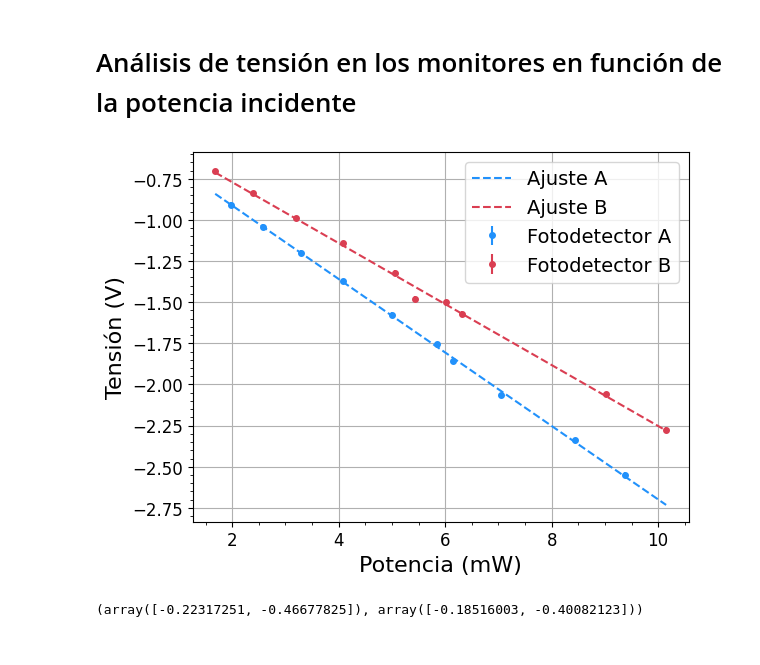
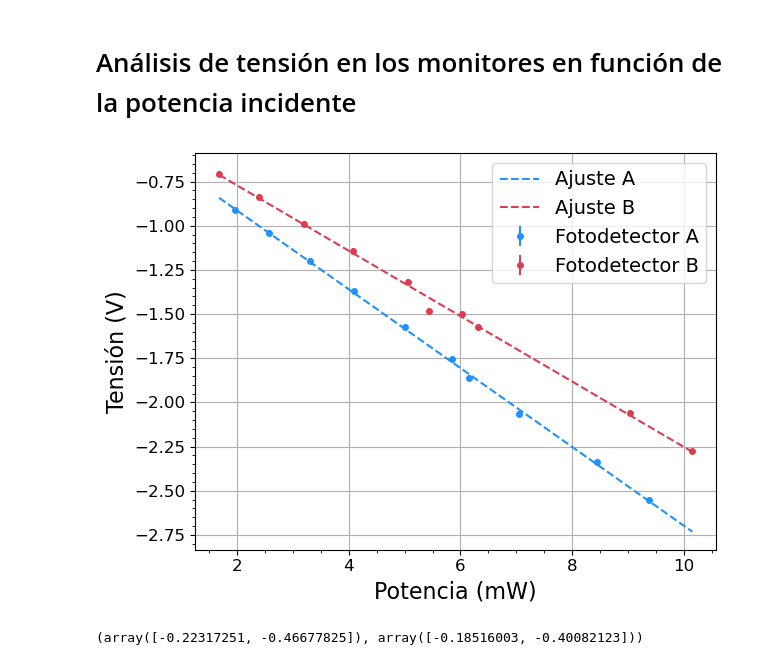
Before and after one commit to DelManuel/Magnetometro-optico, a Jupyter notebook: códigos/analisis_fotodetectores.ipynb, the cells around one changed output. Cells and saved outputs as stored; diff of their text form; code cells hidden in the pictures.

```diff
--- a/códigos/analisis_fotodetectores.ipynb
+++ b/códigos/analisis_fotodetectores.ipynb
@@ -303,18 +308,21 @@ popt_B, pcov_B = curve_fit(lineal, POW_B, V_B, sigma=V_B_err, absolute_sigma= Tr
 
 POW_ajuste = np.linspace(np.min([POW_A,POW_B]), np.max([POW_A,POW_B]),100)
 # %%
-plt.errorbar(POW_A, V_A, yerr = V_A_err, fmt = ".", color = "#2191FB", label = "Fotodetector A", ms = 8)
-plt.plot(POW_ajuste, lineal(POW_ajuste,*popt_A), c = "#2191FB", ls = "--", label = "Ajuste A")
-plt.errorbar(POW_B,V_B, yerr = V_B_err, fmt = ".", color = "#DA3E52", label = "Fotodetector B", ms = 8)
-plt.plot(POW_ajuste, lineal(POW_ajuste,*popt_B), c = "#DA3E52", ls = "--", label = "Ajuste B")
+fig, ax = plt.subplots(figsize=(6.4,4.8))
+ax.errorbar(POW_A, V_A, yerr = V_A_err, fmt = ".", color = "#2191FB", label = "Fotodetector A", ms = 8)
+ax.plot(POW_ajuste, lineal(POW_ajuste,*popt_A), c = "#2191FB", ls = "--", label = "Ajuste A")
+ax.errorbar(POW_B,V_B, yerr = V_B_err, fmt = ".", color = "#DA3E52", label = "Fotodetector B", ms = 8)
+ax.plot(POW_ajuste, lineal(POW_ajuste,*popt_B), c = "#DA3E52", ls = "--", label = "Ajuste B")
 
-plt.xlabel("Potencia (mW)", fontsize = 16)
-plt.ylabel("Tensión (V)", fontsize = 16)
-plt.legend(fontsize = 14)
-plt.tick_params(labelsize = 12)
+ax.set_xlabel("Potencia (mW)", fontsize = 16)
+ax.set_ylabel("Tensión (V)", fontsize = 16)
+ax.legend(fontsize = 14)
+ax.tick_params(labelsize = 12)
+plt.tight_layout()
+# plt.savefig('../imagenes/Fotodetectores/monitores_individuales.png')
 plt.show()
 # %% [output]
-[figure, old version]
+[figure, new version]
 # %%
 popt_A, popt_B
 # %% [output]
```
Also changed, not shown: parts of 5 cells of this notebook, 4 other files.
